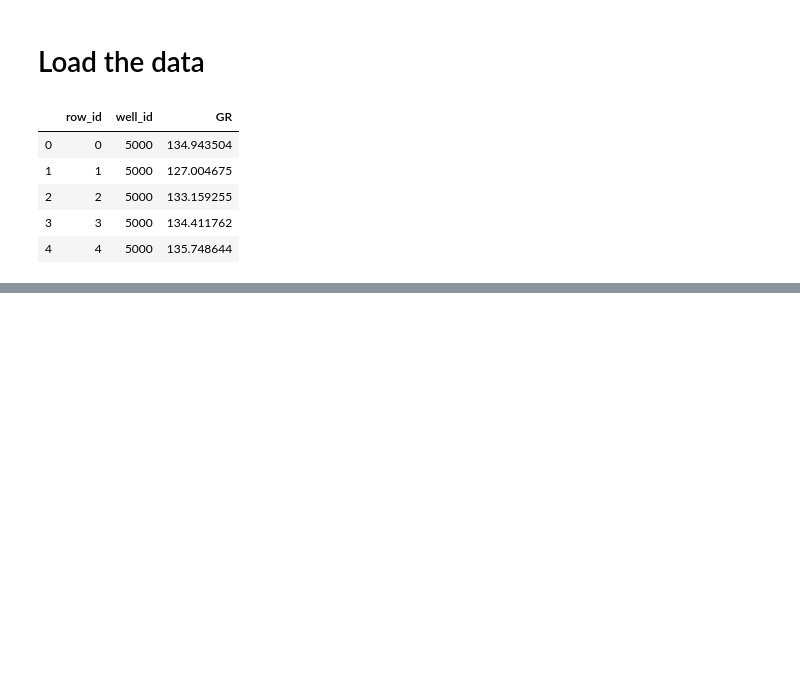
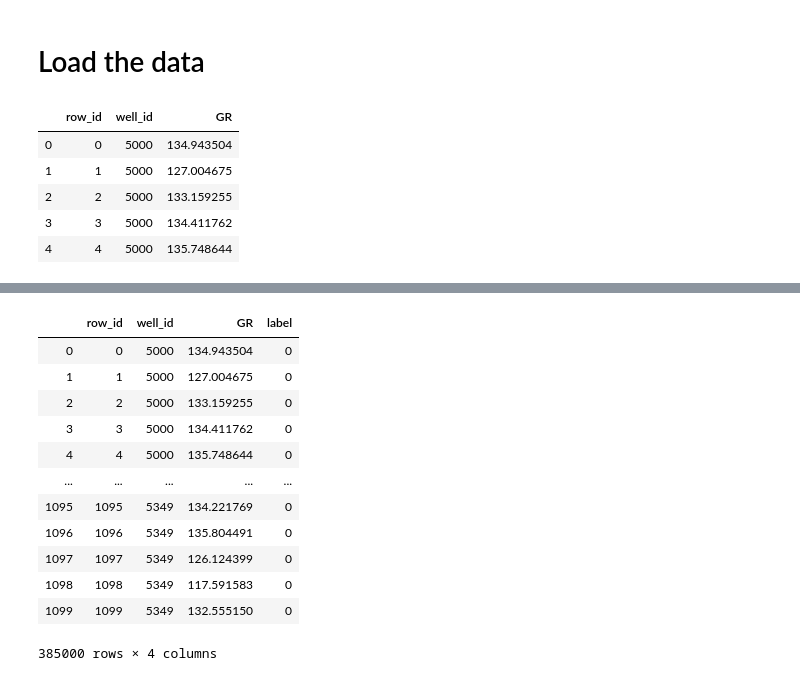
Before and after one commit to AntonBiryukovUofC/gamma_log_classification, a Jupyter notebook: EDA-predictions.ipynb, the cells around one changed output, grey strips where cells are left out. Drawn from its saved outputs; the diff is of its cells as text; code cells hidden in the pictures; blank space fills up the shorter version.

Commit message:
added generation of submit after training + debugging + reduced humber of filters (5) and Dropout (0.2)

```diff
--- a/EDA-predictions.ipynb
+++ b/EDA-predictions.ipynb
@@ -57,2 +35,0 @@ None
-# %%
-model.load_weights('./data/weights/UNET_model_0_.h5')
@@ -83,0 +40,9 @@ predictions.shape
+# %%
+predictions = np.zeros((GetData.X_test.shape[0],1104,5))
+
+for i in range(5):
+    model=DL_model(input_size=INPUT_SIZE ,hyperparams=HYPERPARAM)
+    model.load_weights(f'./data/weights/UNET_model_{i}_.h5')
+    predictions += model.predict(GetData.X_test)/5
+
+predictions = predictions[:,:1100:,:]
@@ -101,0 +85,16 @@ submit[['row_id', 'well_id', 'label']].to_csv('data/result/0.987_submit.csv', in
+# %%
+submit
+# %% [output]
+|  | row_id | well_id | GR | label |
+| 0 | 0 | 5000 | 134.943504 | 0 |
+| 1 | 1 | 5000 | 127.004675 | 0 |
+| 2 | 2 | 5000 | 133.159255 | 0 |
+| 3 | 3 | 5000 | 134.411762 | 0 |
+| 4 | 4 | 5000 | 135.748644 | 0 |
+| ... | ... | ... | ... | ... |
+| 1095 | 1095 | 5349 | 134.221769 | 0 |
+| 1096 | 1096 | 5349 | 135.804491 | 0 |
+| 1097 | 1097 | 5349 | 126.124399 | 0 |
+| 1098 | 1098 | 5349 | 117.591583 | 0 |
+| 1099 | 1099 | 5349 | 132.555150 | 0 |
+385000 rows × 4 columns
```
Also changed, not shown: parts of 9 cells of this notebook, 5 other files.
